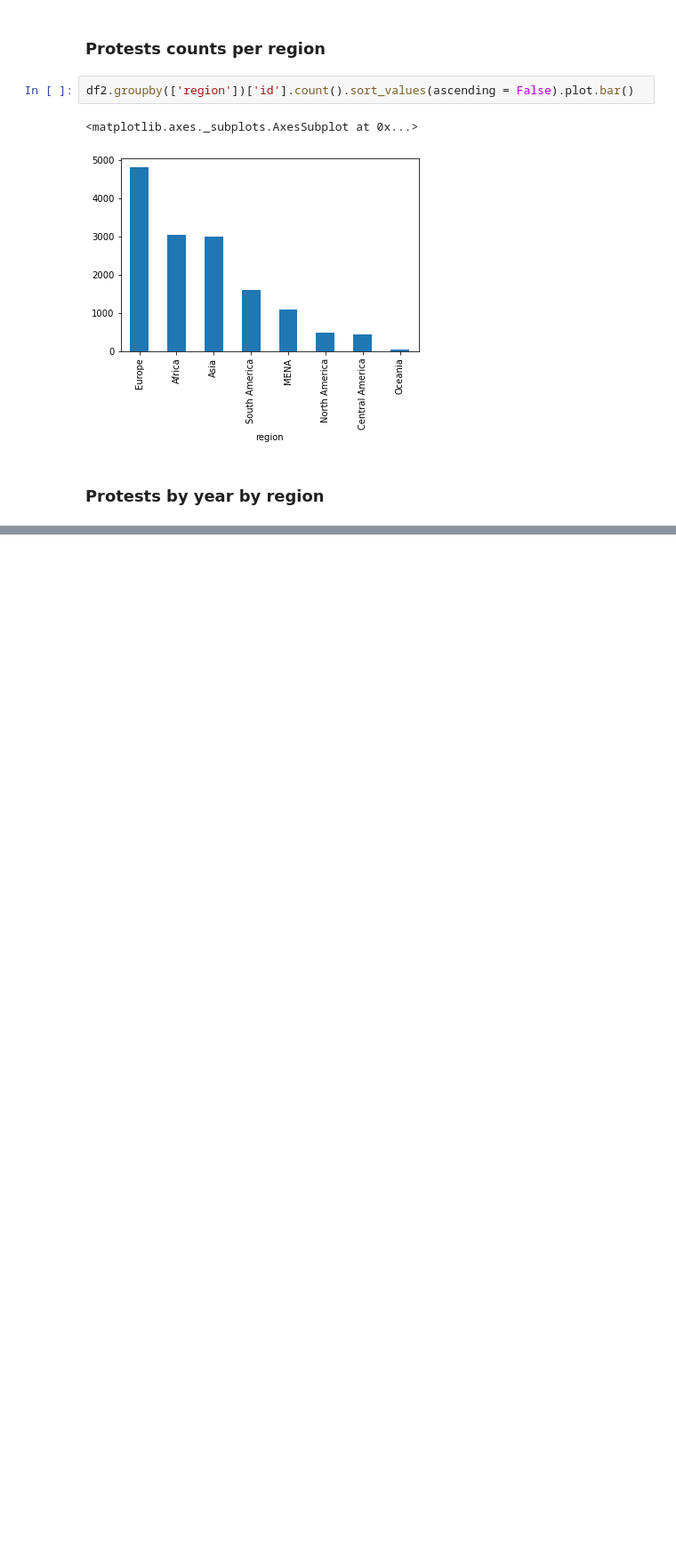
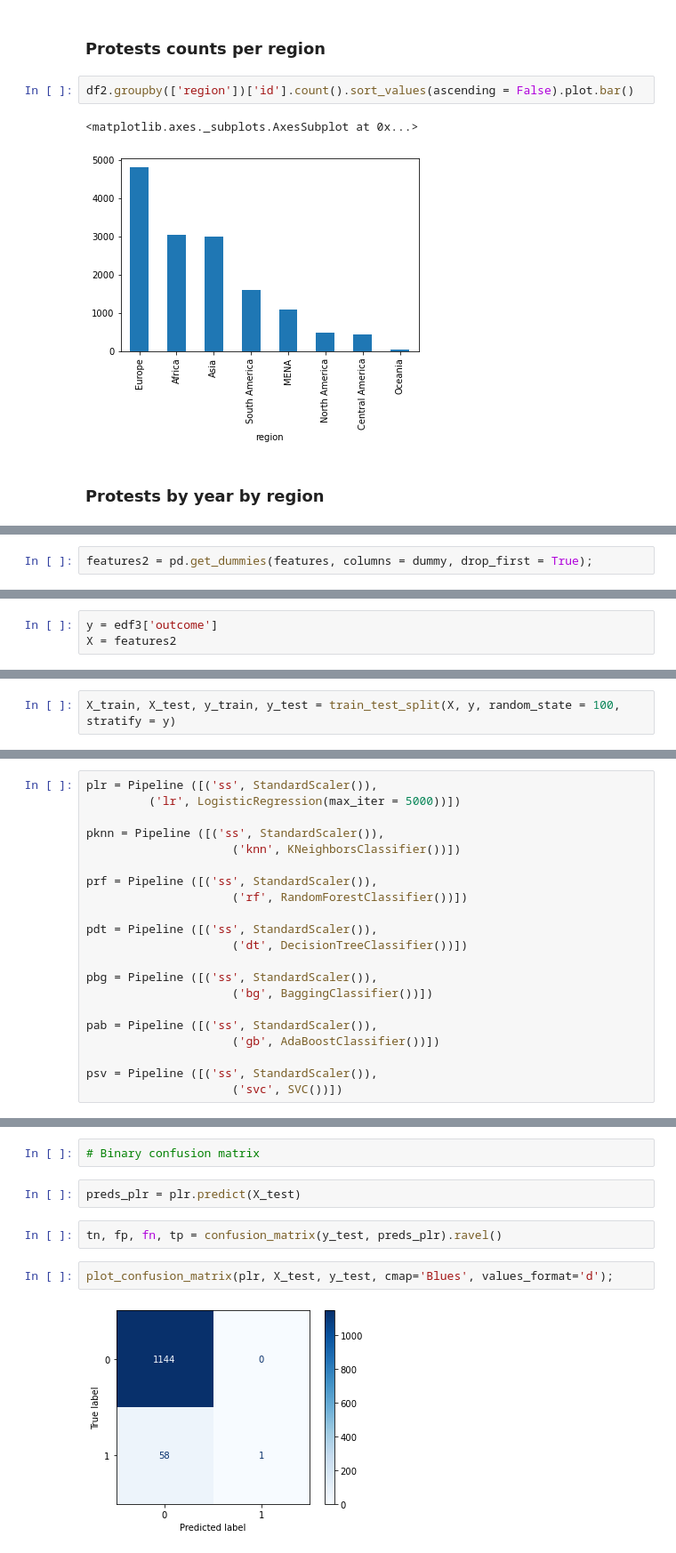
Before and after one commit to 1aaronh/worldwide_protest_analysis, a Jupyter notebook: group_project_eda.ipynb, the cells around one changed output, grey strips where cells are left out. Shown: that part at 89% size. Cells and saved outputs as stored; diff of their text form; blank space fills up the shorter version.

```diff
--- a/group_project_eda.ipynb
+++ b/group_project_eda.ipynb
@@ -174,0 +532,2 @@ pd.crosstab(df2['region'], df2['year']).style.background_gradient(cmap = 'coolwa
+# %%
+features2 = pd.get_dummies(features, columns = dummy, drop_first = True);
@@ -174,0 +536,3 @@ pd.crosstab(df2['region'], df2['year']).style.background_gradient(cmap = 'coolwa
+# %%
+y = edf3['outcome']
+X = features2
@@ -174,0 +556,2 @@ pd.crosstab(df2['region'], df2['year']).style.background_gradient(cmap = 'coolwa
+# %%
+X_train, X_test, y_train, y_test = train_test_split(X, y, random_state = 100, stratify = y)
@@ -174,0 +560,21 @@ pd.crosstab(df2['region'], df2['year']).style.background_gradient(cmap = 'coolwa
+# %%
+plr = Pipeline ([('ss', StandardScaler()),
+         ('lr', LogisticRegression(max_iter = 5000))])
+
+pknn = Pipeline ([('ss', StandardScaler()),
+                     ('knn', KNeighborsClassifier())])
+
+prf = Pipeline ([('ss', StandardScaler()),
+                     ('rf', RandomForestClassifier())])
+
+pdt = Pipeline ([('ss', StandardScaler()),
+                     ('dt', DecisionTreeClassifier())])
+
+pbg = Pipeline ([('ss', StandardScaler()),
+                     ('bg', BaggingClassifier())])
+
+pab = Pipeline ([('ss', StandardScaler()),
+                     ('gb', AdaBoostClassifier())])
+
+psv = Pipeline ([('ss', StandardScaler()),
+                     ('svc', SVC())])
@@ -174,0 +612,10 @@ pd.crosstab(df2['region'], df2['year']).style.background_gradient(cmap = 'coolwa
+# %%
+# Binary confusion matrix
+# %%
+preds_plr = plr.predict(X_test)
+# %%
+tn, fp, fn, tp = confusion_matrix(y_test, preds_plr).ravel()
+# %%
+plot_confusion_matrix(plr, X_test, y_test, cmap='Blues', values_format='d');
+# %% [output]
+[figure, added]
```
Also changed, not shown: parts of 83 cells of this notebook.
